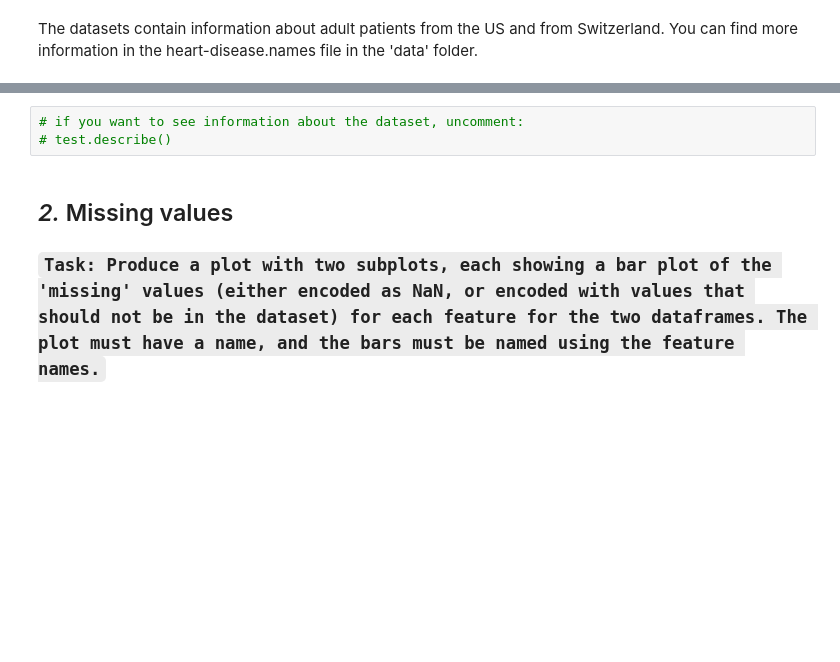
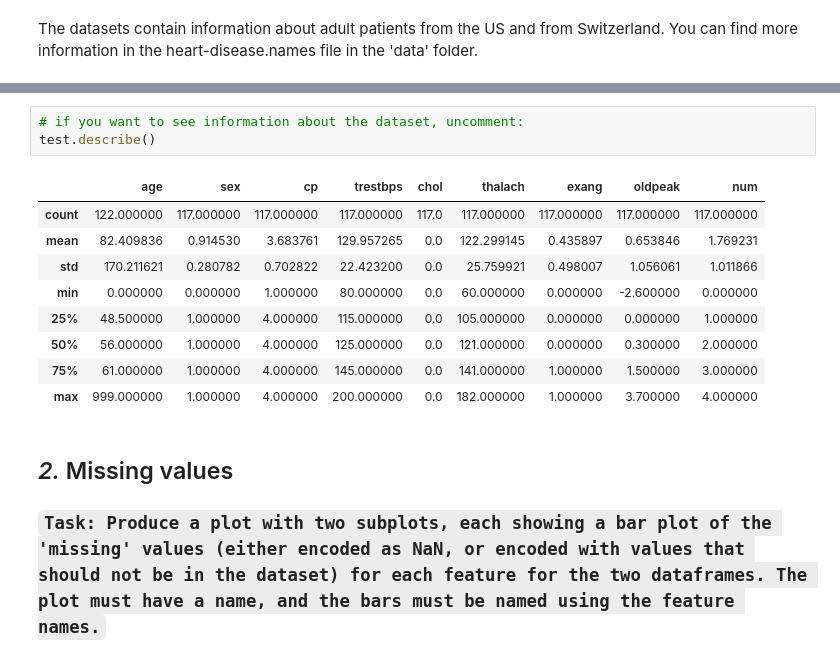
Before and after one commit to muhammad1928/SU-FODS, a Jupyter notebook: homework-3/code/HW3_instructions_24.ipynb, the cells around one changed output, grey strips where cells are left out. Drawn from its saved outputs; the diff is of its cells as text; blank space fills up the shorter version.

```diff
--- a/homework-3/code/HW3_instructions_24.ipynb
+++ b/homework-3/code/HW3_instructions_24.ipynb
@@ -83,6 +130,16 @@ test.head(5)
 # %%
 # if you want to see information about the dataset, uncomment:
-# test.describe()
+test.describe()
+# %% [output]
+|  | age | sex | cp | trestbps | chol | thalach | exang | oldpeak | num |
+| count | 122.000000 | 117.000000 | 117.000000 | 117.000000 | 117.0 | 117.000000 | 117.000000 | 117.000000 | 117.000000 |
+| mean | 82.409836 | 0.914530 | 3.683761 | 129.957265 | 0.0 | 122.299145 | 0.435897 | 0.653846 | 1.769231 |
+| std | 170.211621 | 0.280782 | 0.702822 | 22.423200 | 0.0 | 25.759921 | 0.498007 | 1.056061 | 1.011866 |
+| min | 0.000000 | 0.000000 | 1.000000 | 80.000000 | 0.0 | 60.000000 | 0.000000 | -2.600000 | 0.000000 |
+| 25% | 48.500000 | 1.000000 | 4.000000 | 115.000000 | 0.0 | 105.000000 | 0.000000 | 0.000000 | 1.000000 |
+| 50% | 56.000000 | 1.000000 | 4.000000 | 125.000000 | 0.0 | 121.000000 | 0.000000 | 0.300000 | 2.000000 |
+| 75% | 61.000000 | 1.000000 | 4.000000 | 145.000000 | 0.0 | 141.000000 | 1.000000 | 1.500000 | 3.000000 |
+| max | 999.000000 | 1.000000 | 4.000000 | 200.000000 | 0.0 | 182.000000 | 1.000000 | 3.700000 | 4.000000 |
 # %% [markdown]
 ## *2.* Missing values
 
```
Also changed, not shown: parts of 6 cells of this notebook, 4 other files.
